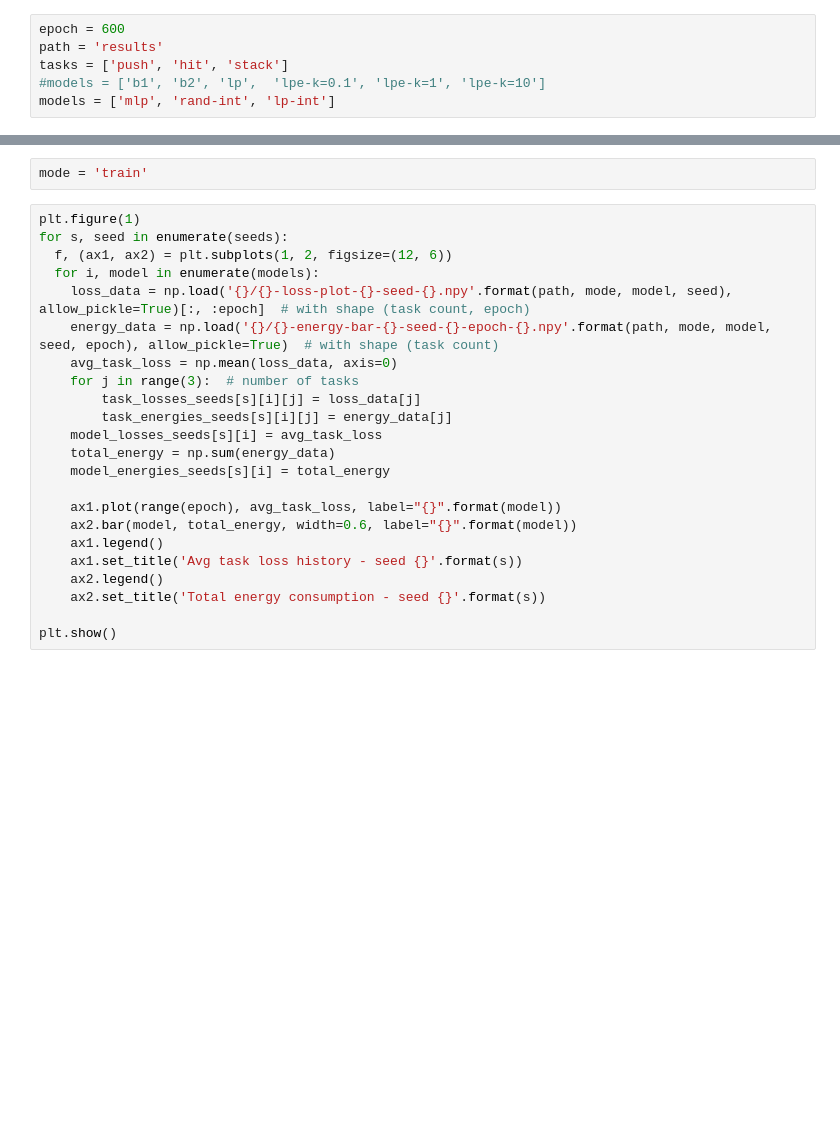
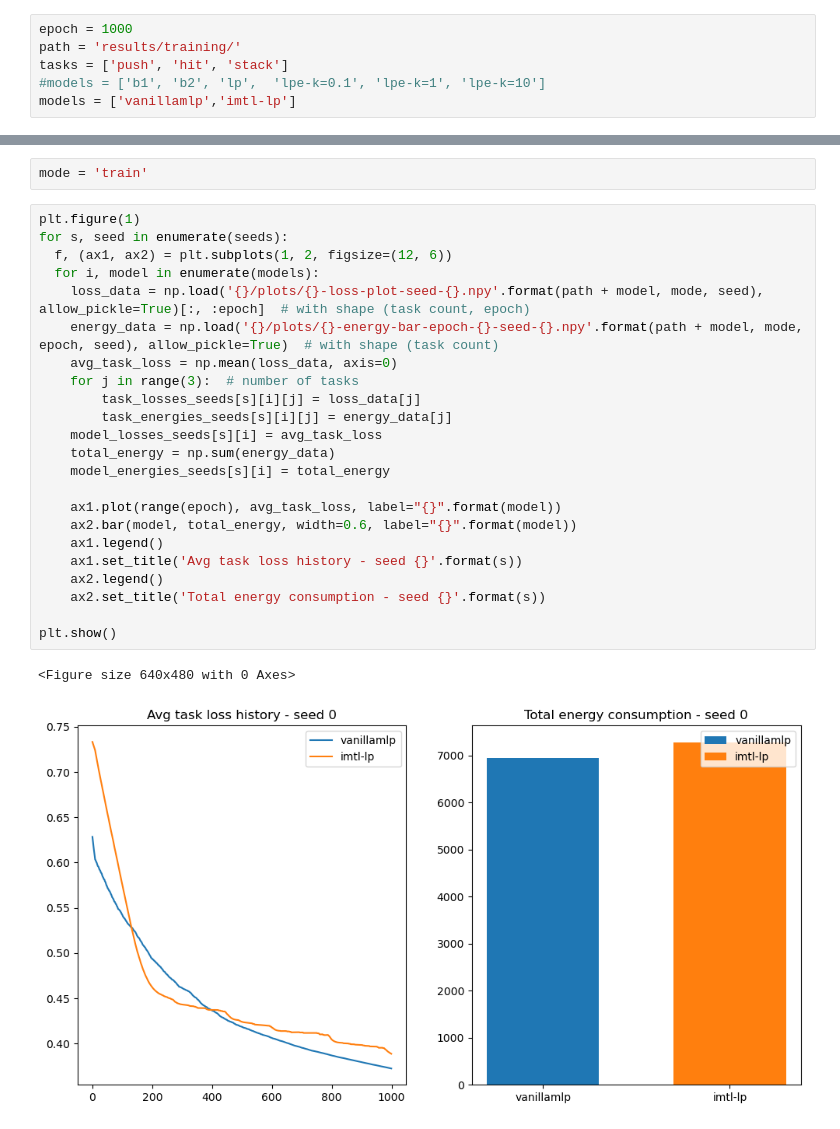
Before and after one commit to sayhanne/IMTL, a Jupyter notebook: plots.ipynb, the cells around one changed output, grey strips where cells are left out. Saved outputs shown, nothing was run; the diff lists cells and outputs as text; blank space fills up the shorter version.

Commit message:
models are running working, architecture can be modified

```diff
--- a/plots.ipynb
+++ b/plots.ipynb
@@ -2,11 +2,11 @@
 import matplotlib.pyplot as plt
 import numpy as np
 # %%
-epoch = 600
-path = 'results'
+epoch = 1000
+path = 'results/training/'
 tasks = ['push', 'hit', 'stack']
 #models = ['b1', 'b2', 'lp',  'lpe-k=0.1', 'lpe-k=1', 'lpe-k=10']
-models = ['mlp', 'rand-int', 'lp-int']
+models = ['vanillamlp','imtl-lp']
 # %%
 # seed = 0
 # model_name = "lpe-k=1-seed-{}".format(seed)
@@ -37,23 +37,26 @@ mode = 'train'
 # %%
 plt.figure(1)
 for s, seed in enumerate(seeds):
   f, (ax1, ax2) = plt.subplots(1, 2, figsize=(12, 6))
   for i, model in enumerate(models):
-    loss_data = np.load('{}/{}-loss-plot-{}-seed-{}.npy'.format(path, mode, model, seed), allow_pickle=True)[:, :epoch]  # with shape (task count, epoch)
-    energy_data = np.load('{}/{}-energy-bar-{}-seed-{}-epoch-{}.npy'.format(path, mode, model, seed, epoch), allow_pickle=True)  # with shape (task count)
+    loss_data = np.load('{}/plots/{}-loss-plot-seed-{}.npy'.format(path + model, mode, seed), allow_pickle=True)[:, :epoch]  # with shape (task count, epoch)
+    energy_data = np.load('{}/plots/{}-energy-bar-epoch-{}-seed-{}.npy'.format(path + model, mode, epoch, seed), allow_pickle=True)  # with shape (task count)
     avg_task_loss = np.mean(loss_data, axis=0)
     for j in range(3):  # number of tasks
         task_losses_seeds[s][i][j] = loss_data[j]
         task_energies_seeds[s][i][j] = energy_data[j]
     model_losses_seeds[s][i] = avg_task_loss
     total_energy = np.sum(energy_data)
     model_energies_seeds[s][i] = total_energy
 
     ax1.plot(range(epoch), avg_task_loss, label="{}".format(model))
     ax2.bar(model, total_energy, width=0.6, label="{}".format(model))
     ax1.legend()
     ax1.set_title('Avg task loss history - seed {}'.format(s))
     ax2.legend()
     ax2.set_title('Total energy consumption - seed {}'.format(s))
 
 plt.show()
+# %% [output]
+<Figure size 640x480 with 0 Axes>
+[figure, added]
```
Also changed, not shown: parts of 4 cells of this notebook, 7 other files.
